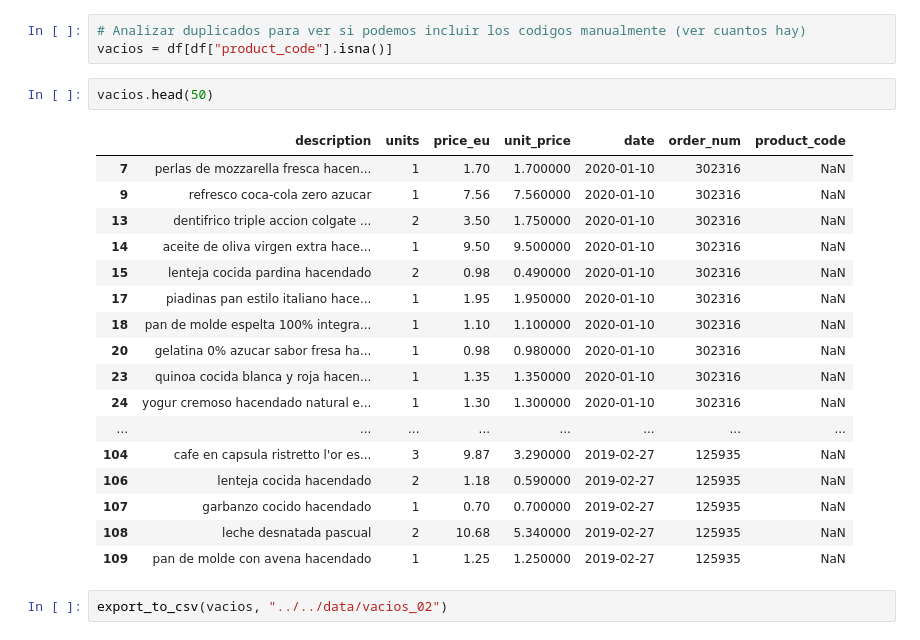
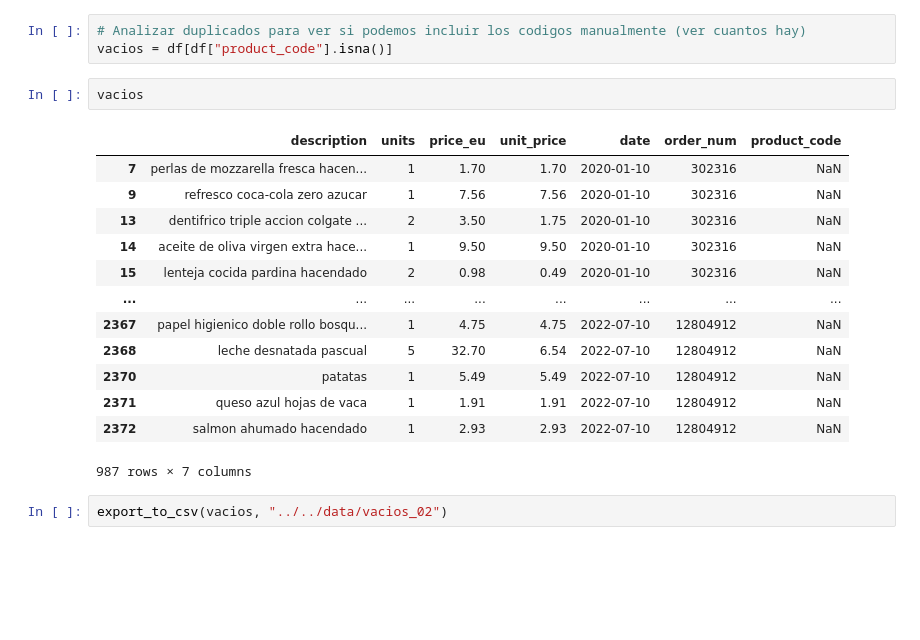
Before and after one commit to modelal/GroceryPrices-AnalysisAndEvolution, a Jupyter notebook: notebooks/historical-purchase-data/historical-purchase-merge_to_sql.ipynb, the cells around one changed output. Saved outputs shown, nothing was run; the diff lists cells and outputs as text; blank space fills up the shorter version.

```diff
--- a/notebooks/historical-purchase-data/historical-purchase-merge_to_sql.ipynb
+++ b/notebooks/historical-purchase-data/historical-purchase-merge_to_sql.ipynb
@@ -157,26 +161,22 @@ df
 # %%
 # Analizar duplicados para ver si podemos incluir los codigos manualmente (ver cuantos hay)
 vacios = df[df["product_code"].isna()]
-# %%
-vacios.head(50)
-# %% [output]
-|  | description | units | price_eu | unit_price | date | order_num | product_code |
-| 7 | perlas de mozzarella fresca hacen... | 1 | 1.70 | 1.700000 | 2020-01-10 | 302316 | NaN |
-| 9 | refresco coca-cola zero azucar | 1 | 7.56 | 7.560000 | 2020-01-10 | 302316 | NaN |
-| 13 | dentifrico triple accion colgate ... | 2 | 3.50 | 1.750000 | 2020-01-10 | 302316 | NaN |
-| 14 | aceite de oliva virgen extra hace... | 1 | 9.50 | 9.500000 | 2020-01-10 | 302316 | NaN |
-| 15 | lenteja cocida pardina hacendado | 2 | 0.98 | 0.490000 | 2020-01-10 | 302316 | NaN |
-| 17 | piadinas pan estilo italiano hace... | 1 | 1.95 | 1.950000 | 2020-01-10 | 302316 | NaN |
-| 18 | pan de molde espelta 100% integra... | 1 | 1.10 | 1.100000 | 2020-01-10 | 302316 | NaN |
-| 20 | gelatina 0% azucar sabor fresa ha... | 1 | 0.98 | 0.980000 | 2020-01-10 | 302316 | NaN |
-| 23 | quinoa cocida blanca y roja hacen... | 1 | 1.35 | 1.350000 | 2020-01-10 | 302316 | NaN |
-| 24 | yogur cremoso hacendado natural e... | 1 | 1.30 | 1.300000 | 2020-01-10 | 302316 | NaN |
-| ... | ... | ... | ... | ... | ... | ... | ... |
-| 104 | cafe en capsula ristretto l'or es... | 3 | 9.87 | 3.290000 | 2019-02-27 | 125935 | NaN |
-| 106 | lenteja cocida hacendado | 2 | 1.18 | 0.590000 | 2019-02-27 | 125935 | NaN |
-| 107 | garbanzo cocido hacendado | 1 | 0.70 | 0.700000 | 2019-02-27 | 125935 | NaN |
-| 108 | leche desnatada pascual | 2 | 10.68 | 5.340000 | 2019-02-27 | 125935 | NaN |
-| 109 | pan de molde con avena hacendado | 1 | 1.25 | 1.250000 | 2019-02-27 | 125935 | NaN |
+# %%
+vacios
+# %% [output]
+|  | description | units | price_eu | unit_price | date | order_num | product_code |
+| 7 | perlas de mozzarella fresca hacen... | 1 | 1.70 | 1.70 | 2020-01-10 | 302316 | NaN |
+| 9 | refresco coca-cola zero azucar | 1 | 7.56 | 7.56 | 2020-01-10 | 302316 | NaN |
+| 13 | dentifrico triple accion colgate ... | 2 | 3.50 | 1.75 | 2020-01-10 | 302316 | NaN |
+| 14 | aceite de oliva virgen extra hace... | 1 | 9.50 | 9.50 | 2020-01-10 | 302316 | NaN |
+| 15 | lenteja cocida pardina hacendado | 2 | 0.98 | 0.49 | 2020-01-10 | 302316 | NaN |
+| ... | ... | ... | ... | ... | ... | ... | ... |
+| 2367 | papel higienico doble rollo bosqu... | 1 | 4.75 | 4.75 | 2022-07-10 | 12804912 | NaN |
+| 2368 | leche desnatada pascual | 5 | 32.70 | 6.54 | 2022-07-10 | 12804912 | NaN |
+| 2370 | patatas | 1 | 5.49 | 5.49 | 2022-07-10 | 12804912 | NaN |
+| 2371 | queso azul hojas de vaca | 1 | 1.91 | 1.91 | 2022-07-10 | 12804912 | NaN |
+| 2372 | salmon ahumado hacendado | 1 | 2.93 | 2.93 | 2022-07-10 | 12804912 | NaN |
+987 rows × 7 columns
 # %%
 export_to_csv(vacios, "../../data/vacios_02")
 # %% [output]
```
Also changed, not shown: parts of 39 cells of this notebook, 4 other files.
